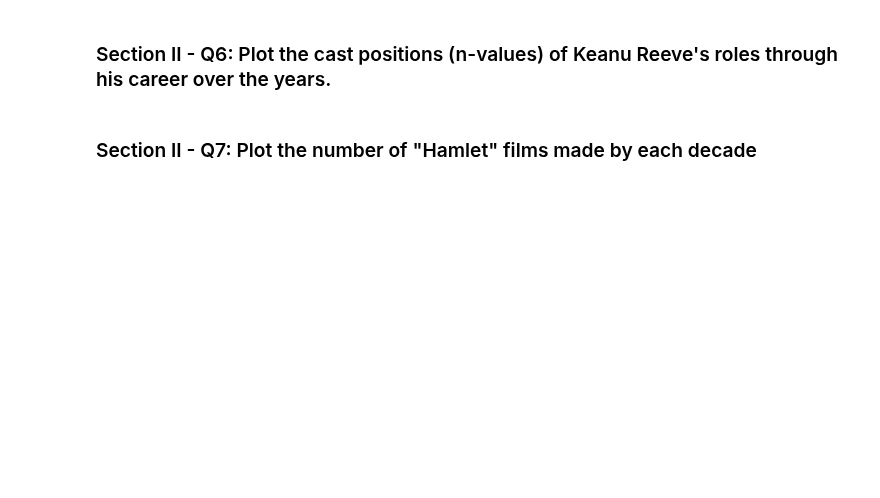
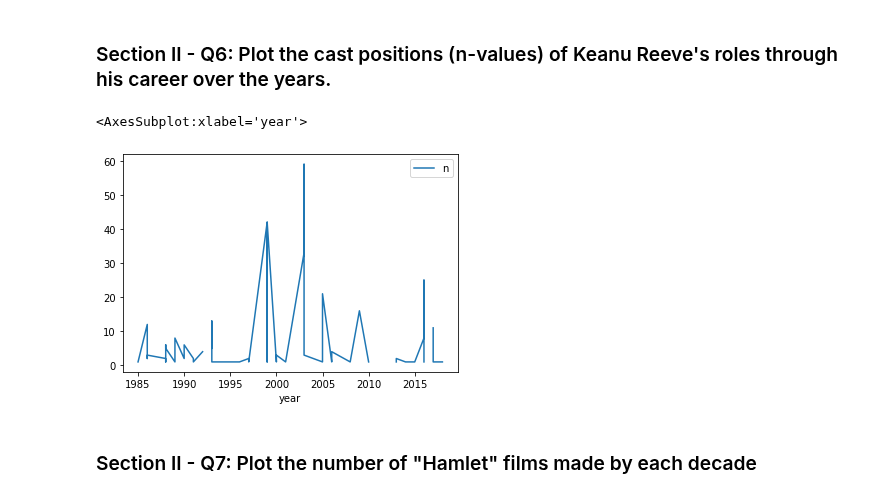
Before and after one commit to springboard-curriculum/mec-mini-projects, a Jupyter notebook: mec-5.3.10-data-wranging-with-pandas-mini-project/Mini_Project_Data_Wrangling_Pandas.ipynb, the cells around one changed output. Drawn from its saved outputs; the diff is of its cells as text; code cells hidden in the pictures; blank space fills up the shorter version.

```diff
--- a/mec-5.3.10-data-wranging-with-pandas-mini-project/Mini_Project_Data_Wrangling_Pandas.ipynb
+++ b/mec-5.3.10-data-wranging-with-pandas-mini-project/Mini_Project_Data_Wrangling_Pandas.ipynb
@@ -219,4 +515,9 @@ top_ten.plot(kind='barh')
 # %% [markdown]
 ### Section II - Q6: Plot the cast positions (n-values) of Keanu Reeve's roles through his career over the years.
+# %%
+cast[cast.name.str.contains( 'Keanu Reeves' )][['year','n']].sort_values(by = 'year').plot(x = 'year',y='n')
+# %% [output]
+<AxesSubplot:xlabel='year'>
+[figure, added]
 # %% [markdown]
 ### Section II - Q7: Plot the number of "Hamlet" films made by each decade
```
Also changed, not shown: parts of 45 cells of this notebook.
